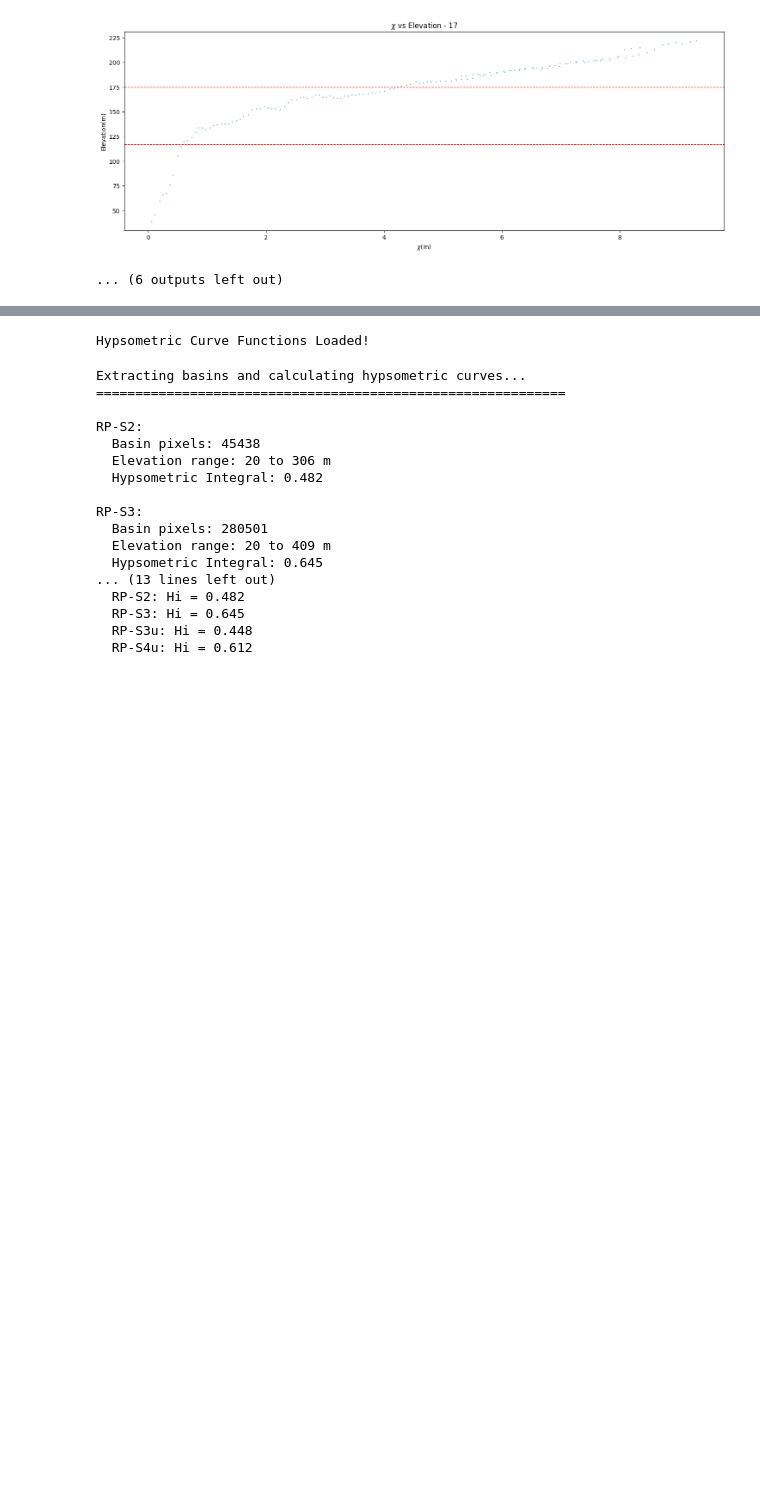
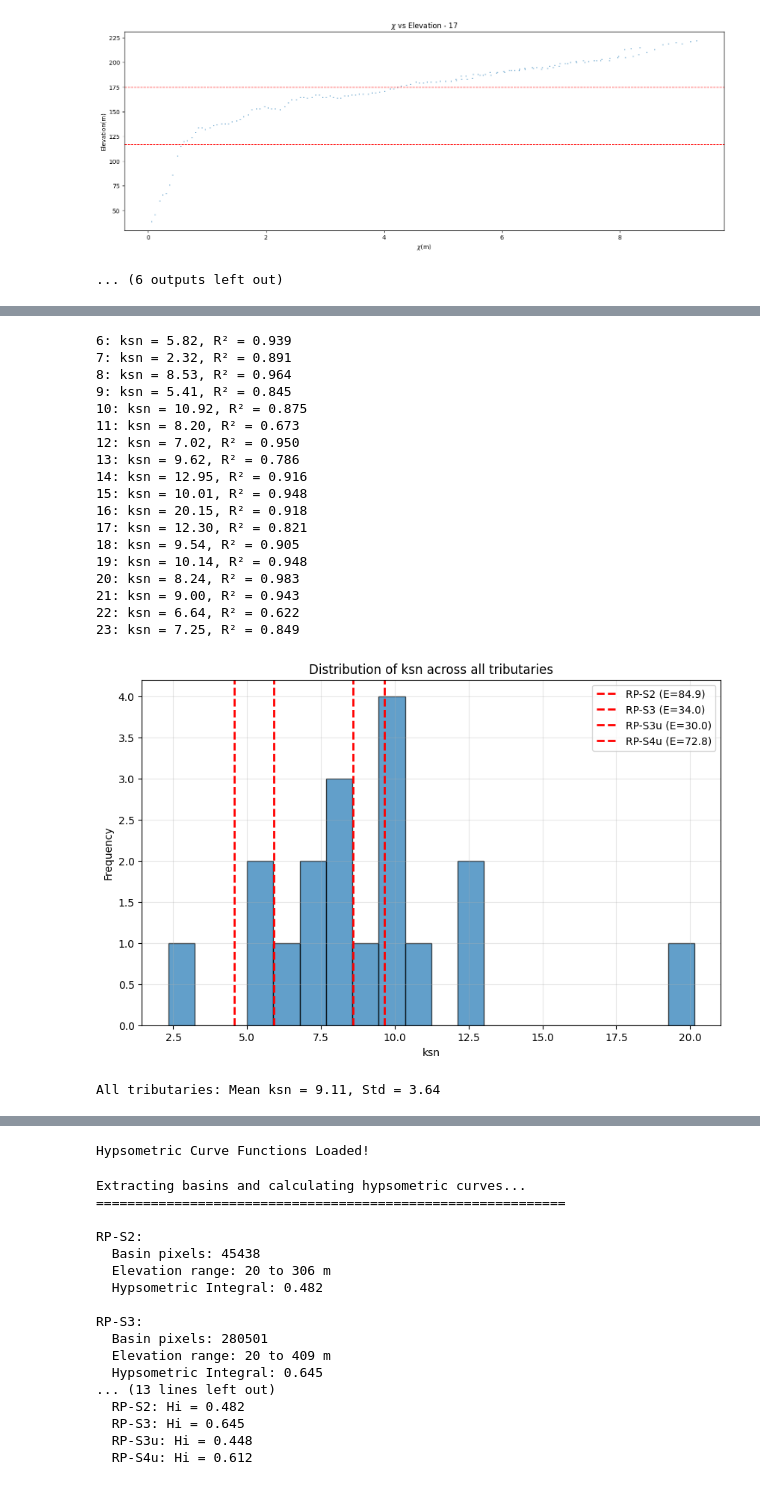
Before and after one commit to glong1321/AndesTG, a Jupyter notebook: Rapel/base_level/SteepnessRapel.ipynb, the cells around one changed output, grey strips where cells are left out. Saved outputs shown, nothing was run; the diff lists cells and outputs as text; code cells hidden in the pictures; blank space fills up the shorter version.

```diff
--- a/Rapel/base_level/SteepnessRapel.ipynb
+++ b/Rapel/base_level/SteepnessRapel.ipynb
@@ -744,0 +856,54 @@ for i, row in tributaries.iterrows():
+# %%
+import pandas as pd
+
+# Read the CSV file
+tributaries = pd.read_csv('rapel_region_tributaries.csv')
+
+# Store ksn values
+tributary_ksn = []
+tributary_ids = []
+
+# Calculate ksn for each tributary
+for i, row in tributaries.iterrows():
+    outlet = (row['x'], row['y'])
+
+    chi_single = d.Chi(flow_direction=fd, area=area, theta=0.4, Ao=1, outlets=[outlet])
+
+    chi_data = chi_single._griddata[chi_single._griddata > 0]
+    elev_data = elevation._griddata[chi_single._griddata > 0]
+    area_data = area._griddata[chi_single._griddata > 0]
+
+    # Mask out areas less than 1 km^2
+    mask_out = area_data >= 1e6
+
+    # Only proceed if we have enough data
+    if np.sum(mask_out) > 10:
+        slope, intercept, r_value, p_value, std_err = linregress(chi_data[mask_out], elev_data[mask_out])
+
+        tributary_ksn.append(slope)
+        tributary_ids.append(row['id'])
+
+        print(f"{row['id']}: ksn = {slope:.2f}, R² = {r_value**2:.3f}")
+
+print(f"\nAll tributaries: Mean ksn = {np.mean(tributary_ksn):.2f}, Std = {np.std(tributary_ksn):.2f}")
+# %% [output]
+6: ksn = 5.82, R² = 0.939
+7: ksn = 2.32, R² = 0.891
+8: ksn = 8.53, R² = 0.964
+9: ksn = 5.41, R² = 0.845
+10: ksn = 10.92, R² = 0.875
+11: ksn = 8.20, R² = 0.673
+12: ksn = 7.02, R² = 0.950
+13: ksn = 9.62, R² = 0.786
+14: ksn = 12.95, R² = 0.916
+15: ksn = 10.01, R² = 0.948
+16: ksn = 20.15, R² = 0.918
+17: ksn = 12.30, R² = 0.821
+18: ksn = 9.54, R² = 0.905
+19: ksn = 10.14, R² = 0.948
+20: ksn = 8.24, R² = 0.983
+21: ksn = 9.00, R² = 0.943
+22: ksn = 6.64, R² = 0.622
+23: ksn = 7.25, R² = 0.849
+[figure, added]
+All tributaries: Mean ksn = 9.11, Std = 3.64
```
Also changed, not shown: parts of 8 cells of this notebook.
